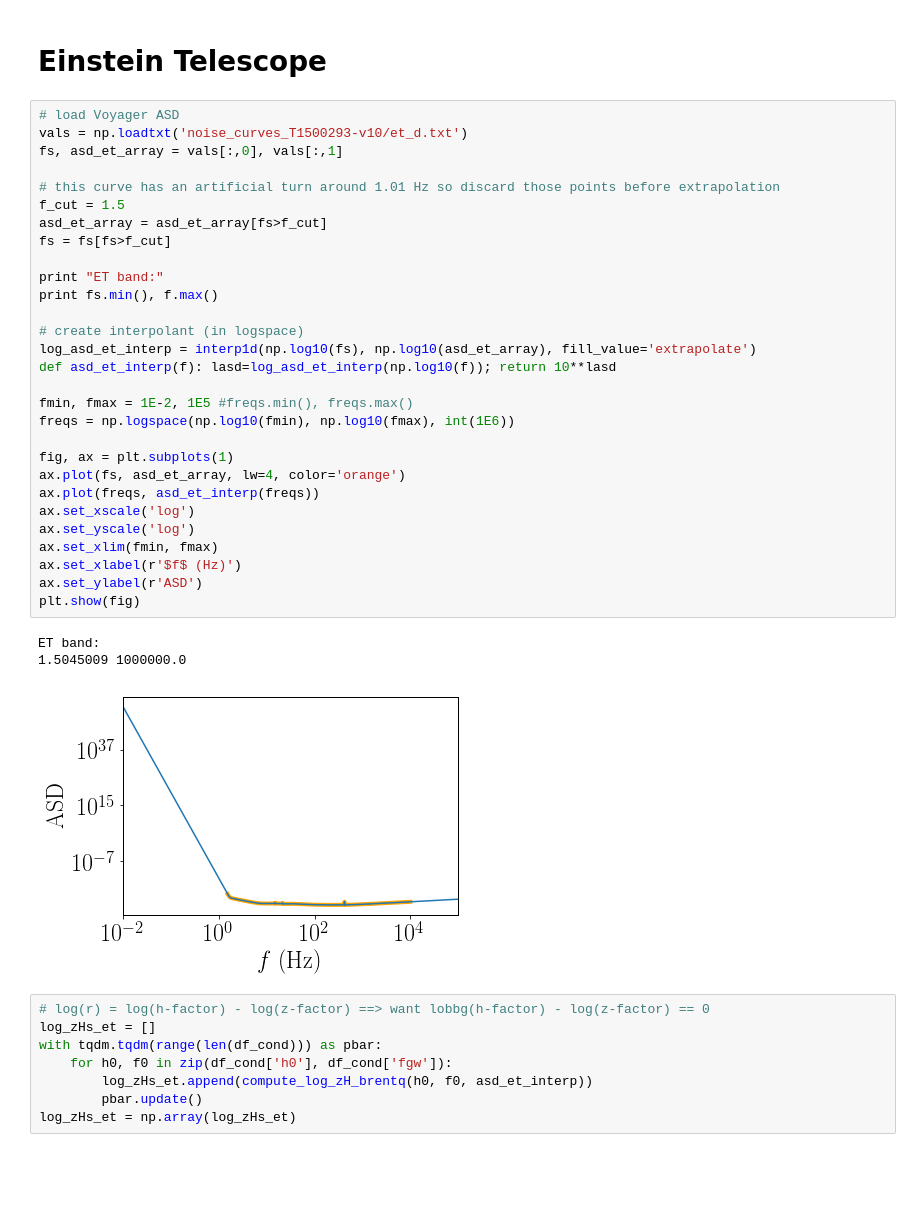
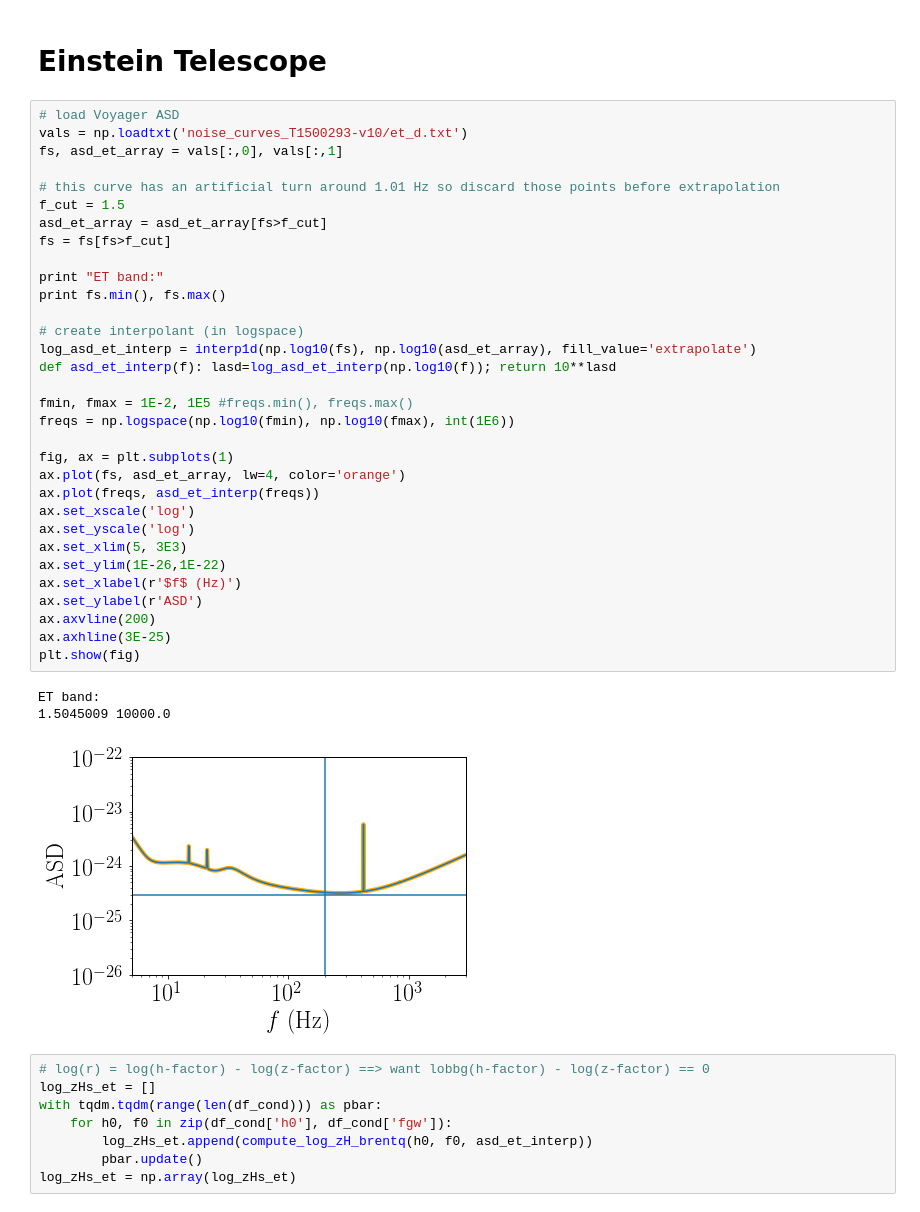
Before and after one commit to maxisi/gwaxion, a Jupyter notebook: examples/horizon_new.ipynb, the cells around one changed output. Cells and saved outputs as stored; diff of their text form; blank space fills up the shorter version.

```diff
--- a/examples/horizon_new.ipynb
+++ b/examples/horizon_new.ipynb
@@ -477,36 +476,39 @@ GW150914 horizon: 102.7 Mpc (z=2.3e-02)
 # %%
 # load Voyager ASD
 vals = np.loadtxt('noise_curves_T1500293-v10/et_d.txt')
 fs, asd_et_array = vals[:,0], vals[:,1]
 
 # this curve has an artificial turn around 1.01 Hz so discard those points before extrapolation
 f_cut = 1.5
 asd_et_array = asd_et_array[fs>f_cut]
 fs = fs[fs>f_cut]
 
 print "ET band:"
-print fs.min(), f.max()
+print fs.min(), fs.max()
 
 # create interpolant (in logspace)
 log_asd_et_interp = interp1d(np.log10(fs), np.log10(asd_et_array), fill_value='extrapolate')
 def asd_et_interp(f): lasd=log_asd_et_interp(np.log10(f)); return 10**lasd
 
 fmin, fmax = 1E-2, 1E5 #freqs.min(), freqs.max()
 freqs = np.logspace(np.log10(fmin), np.log10(fmax), int(1E6))
 
 fig, ax = plt.subplots(1)
 ax.plot(fs, asd_et_array, lw=4, color='orange')
 ax.plot(freqs, asd_et_interp(freqs))
 ax.set_xscale('log')
 ax.set_yscale('log')
-ax.set_xlim(fmin, fmax)
+ax.set_xlim(5, 3E3)
+ax.set_ylim(1E-26,1E-22)
 ax.set_xlabel(r'$f$ (Hz)')
 ax.set_ylabel(r'ASD')
+ax.axvline(200)
+ax.axhline(3E-25)
 plt.show(fig)
 # %% [output]
 ET band:
-1.5045009 1000000.0
+1.5045009 10000.0
-[figure, old version]
+[figure, new version]
 # %%
 # log(r) = log(h-factor) - log(z-factor) ==> want lobbg(h-factor) - log(z-factor) == 0
 log_zHs_et = []
```
Also changed, not shown: parts of 6 cells of this notebook, 3 other files.
